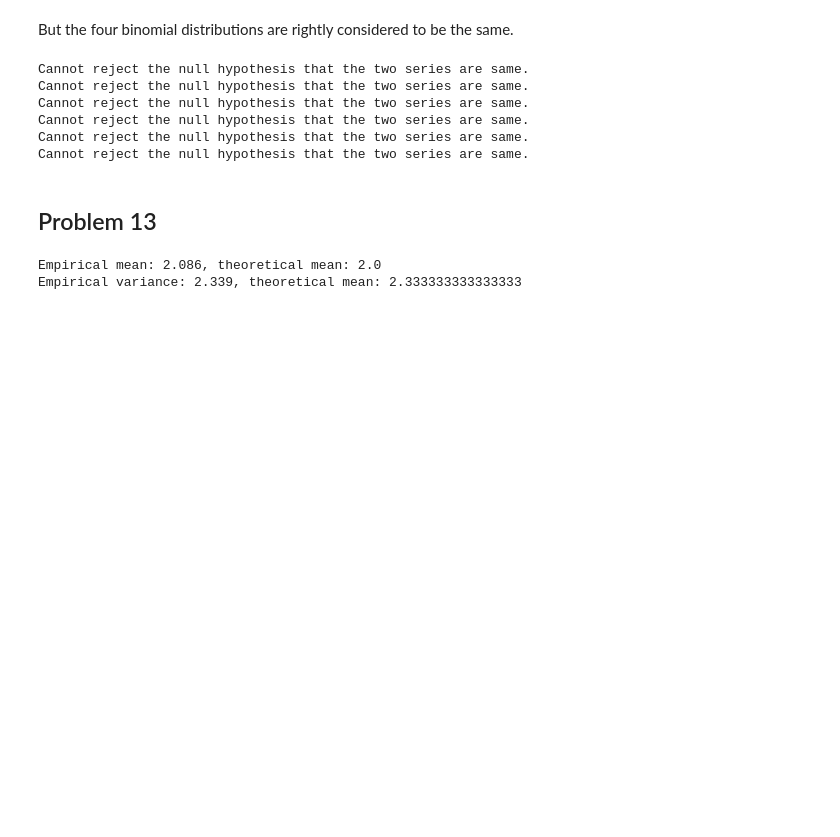
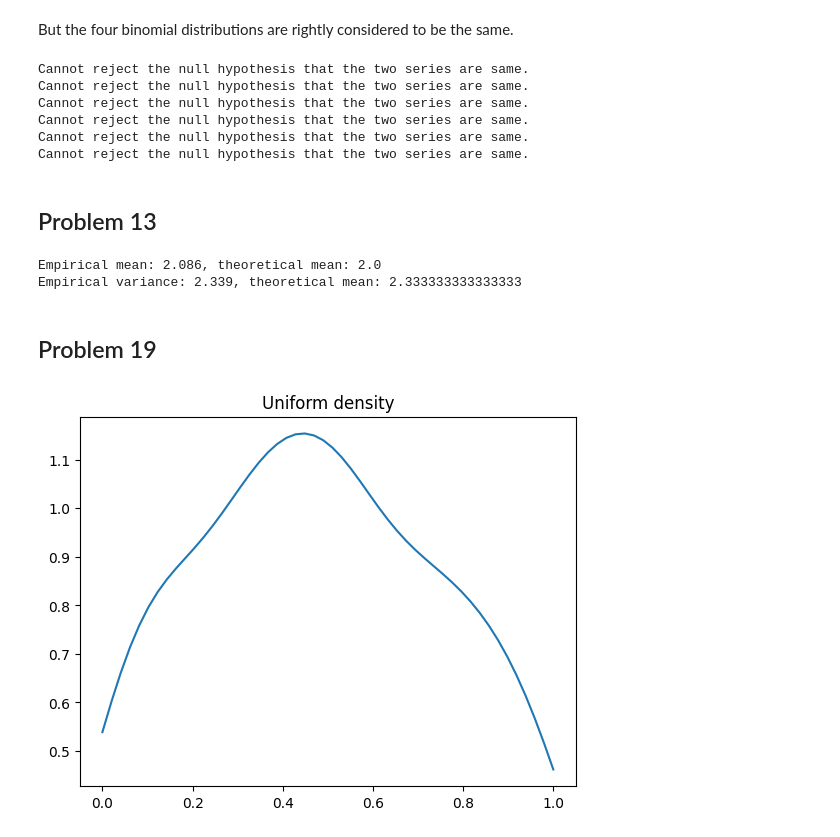
Before and after one commit to drameyjoshi/statistics, a Jupyter notebook: all-of-stats/Expectation.ipynb, the cells around one changed output. Saved outputs shown, nothing was run; the diff lists cells and outputs as text; code cells hidden in the pictures; blank space fills up the shorter version.

```diff
--- a/all-of-stats/Expectation.ipynb
+++ b/all-of-stats/Expectation.ipynb
@@ -288,3 +288,14 @@ print(f'Empirical variance: {empVar}, theoretical mean: {thVar}')
 # %% [output]
 Empirical mean: 2.086, theoretical mean: 2.0
 Empirical variance: 2.339, theoretical mean: 2.333333333333333
+# %% [markdown]
+## Problem 19
+# %%
+X = rng.uniform(low=0.0, high=1.0, size=100)
+# %%
+density = scstats.gaussian_kde(X)
+p = np.linspace(start=0, stop=1, num=50)
+plt.plot(p, density.evaluate(p))
+_ = plt.title('Uniform density')
+# %% [output]
+[figure, added]
```
Also changed, not shown: parts of 9 cells of this notebook, 1 other file.
